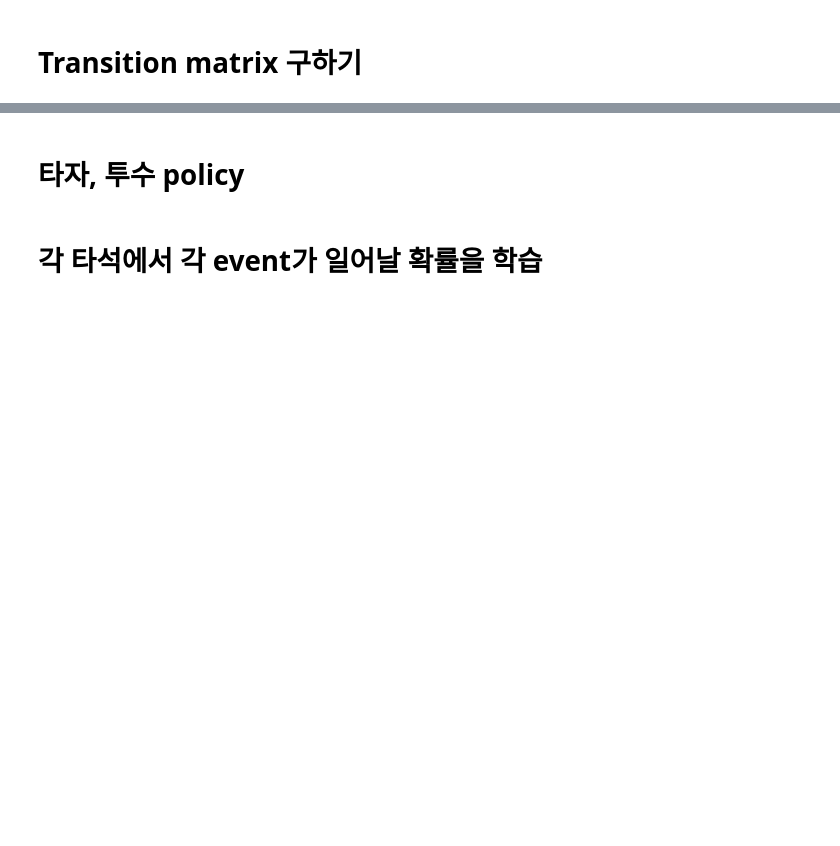
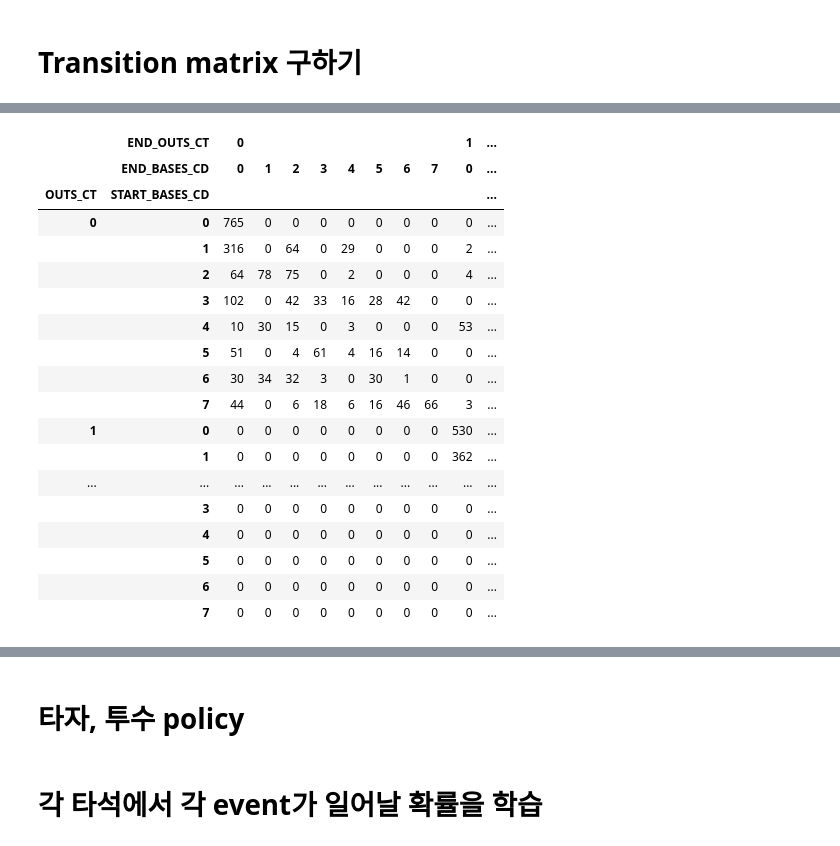
Before and after one commit to yonsweng/baseball-win-prediction, a Jupyter notebook: working/simulation.ipynb, the cells around one changed output, grey strips where cells are left out. Drawn from its saved outputs; the diff is of its cells as text; code cells hidden in the pictures; blank space fills up the shorter version.

```diff
--- a/working/simulation.ipynb
+++ b/working/simulation.ipynb
@@ -12,2 +13,5 @@ data = pd.read_csv('../input/mlbplaybyplay2010s/all2018.csv', low_memory=False)
 pa_events = [2, 3, 14, 15, 16, 17, 18, 19, 20, 21, 22, 23]
 data = data[data['EVENT_CD'].isin(pa_events)].reset_index(drop=True)
+# %%
+pd.options.display.max_columns = 120
+data
@@ -13,0 +34,26 @@ data = data[data['EVENT_CD'].isin(pa_events)].reset_index(drop=True)
+# %%
+data['HOME_TEAM_ID'] = data.apply(lambda row: row.GAME_ID[:3], axis=1)
+
+# START_BASES_CD, END_BASES_CD = 4 * (3루) + 2 * (2루) + 1 * (1루)
+data['START_BASES_CD'] = 1 * data['BASE1_RUN_ID'].notna() + \
+                         2 * data['BASE2_RUN_ID'].notna() + \
+                         4 * data['BASE3_RUN_ID'].notna()
+
+data['END_BASES_CD'] = 1 * (data[['BAT_DEST_ID', 'RUN1_DEST_ID', 'RUN2_DEST_ID',
+                                  'RUN3_DEST_ID']] == 1).apply(lambda x: sum(x) >= 1,
+                                                               axis=1) + \
+                       2 * (data[['BAT_DEST_ID', 'RUN1_DEST_ID', 'RUN2_DEST_ID',
+                                  'RUN3_DEST_ID']] == 2).apply(lambda x: sum(x) >= 1,
+                                                               axis=1) + \
+                       4 * (data[['BAT_DEST_ID', 'RUN1_DEST_ID', 'RUN2_DEST_ID',
+                                  'RUN3_DEST_ID']] == 3).apply(lambda x: sum(x) >= 1,
+                                                               axis=1)
+
+data['EVENT_RUNS_CT'] = (data[['BAT_DEST_ID', 'RUN1_DEST_ID', 'RUN2_DEST_ID',
+                               'RUN3_DEST_ID']] >= 4).apply(lambda x: sum(x), axis=1)
+
+data['END_OUTS_CT'] = data['OUTS_CT'] + data['EVENT_OUTS_CT']
+
+# INN_NEW_FL: OUTS_CT == 0 and 주자 == 0, INN_END_FL: END_OUTS_CT == 3
+data['INN_NEW_FL'] = (data['OUTS_CT'] == 0) & (data['START_BASES_CD'] == 0)
+data['INN_END_FL'] = data['END_OUTS_CT'] == 3
@@ -35,0 +109,28 @@ trans_mat = result_cnt.apply(lambda x: x / state_action_cnt[result_cnt.index])
+# %%
+# runs_cnt: state -> state 총 득점
+runs_cnt = pd.pivot_table(train,
+                          values='EVENT_RUNS_CT',
+                          index=['OUTS_CT', 'START_BASES_CD'],
+                          columns=['END_OUTS_CT', 'END_BASES_CD'],
+                          aggfunc='sum').fillna(0.0).astype(int)
+runs_cnt
+# %% [output]
+|  | END_OUTS_CT | 0 |  |  |  |  |  |  |  | 1 | ... |
+|  | END_BASES_CD | 0 | 1 | 2 | 3 | 4 | 5 | 6 | 7 | 0 | ... |
+| OUTS_CT | START_BASES_CD |  |  |  |  |  |  |  |  |  | ... |
+| 0 | 0 | 765 | 0 | 0 | 0 | 0 | 0 | 0 | 0 | 0 | ... |
+|  | 1 | 316 | 0 | 64 | 0 | 29 | 0 | 0 | 0 | 2 | ... |
+|  | 2 | 64 | 78 | 75 | 0 | 2 | 0 | 0 | 0 | 4 | ... |
+|  | 3 | 102 | 0 | 42 | 33 | 16 | 28 | 42 | 0 | 0 | ... |
+|  | 4 | 10 | 30 | 15 | 0 | 3 | 0 | 0 | 0 | 53 | ... |
+|  | 5 | 51 | 0 | 4 | 61 | 4 | 16 | 14 | 0 | 0 | ... |
+|  | 6 | 30 | 34 | 32 | 3 | 0 | 30 | 1 | 0 | 0 | ... |
+|  | 7 | 44 | 0 | 6 | 18 | 6 | 16 | 46 | 66 | 3 | ... |
+| 1 | 0 | 0 | 0 | 0 | 0 | 0 | 0 | 0 | 0 | 530 | ... |
+|  | 1 | 0 | 0 | 0 | 0 | 0 | 0 | 0 | 0 | 362 | ... |
+| ... | ... | ... | ... | ... | ... | ... | ... | ... | ... | ... | ... |
+|  | 3 | 0 | 0 | 0 | 0 | 0 | 0 | 0 | 0 | 0 | ... |
+|  | 4 | 0 | 0 | 0 | 0 | 0 | 0 | 0 | 0 | 0 | ... |
+|  | 5 | 0 | 0 | 0 | 0 | 0 | 0 | 0 | 0 | 0 | ... |
+|  | 6 | 0 | 0 | 0 | 0 | 0 | 0 | 0 | 0 | 0 | ... |
+|  | 7 | 0 | 0 | 0 | 0 | 0 | 0 | 0 | 0 | 0 | ... |
```
Also changed, not shown: parts of 24 cells of this notebook, 5 other files.
